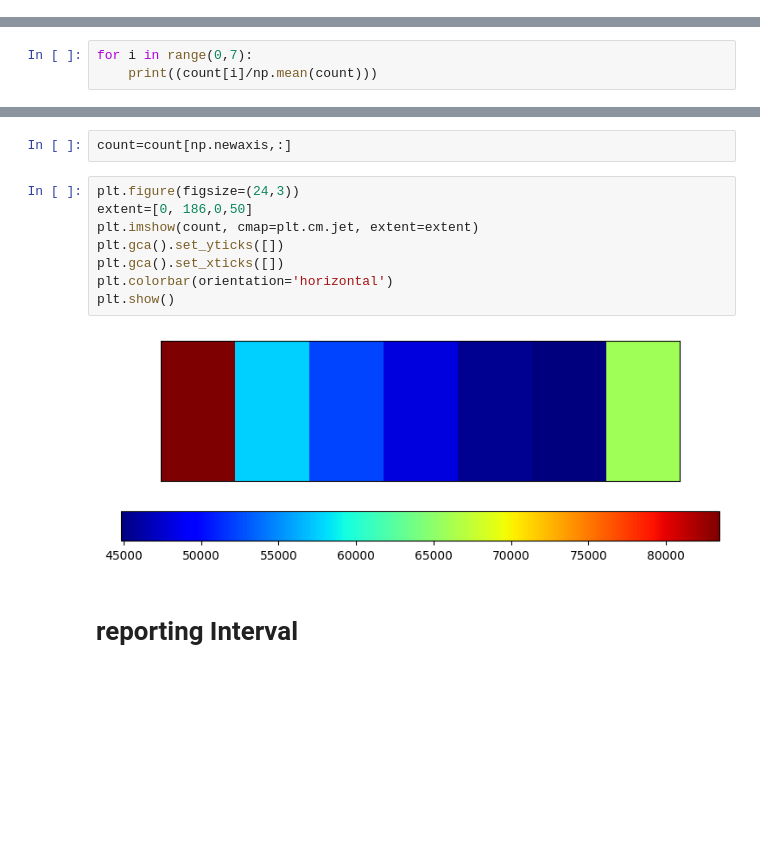
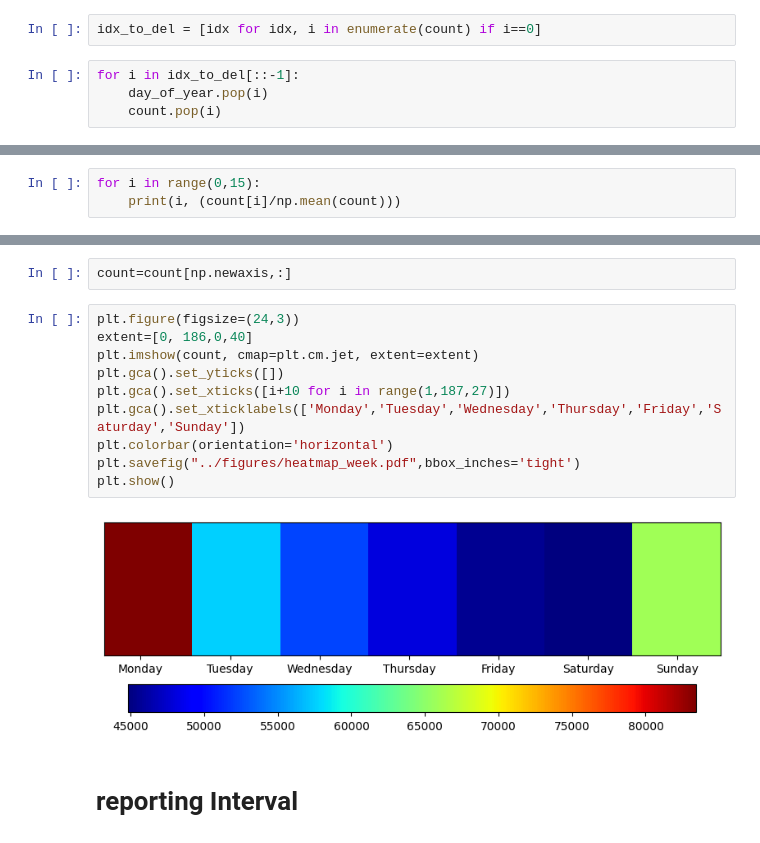
Before and after one commit to Hitkul/Put-Your-Money-Where-Your-Mouth-Is, a Jupyter notebook: analysis/Summary.ipynb, the cells around one changed output, grey strips where cells are left out. Saved outputs shown, nothing was run; the diff lists cells and outputs as text; blank space fills up the shorter version.

```diff
--- a/analysis/Summary.ipynb
+++ b/analysis/Summary.ipynb
@@ -662,3 +669,9 @@ for i in range(1,13):
 for k,v in commitment_index.items():
     idx = day_of_year.index(f"{v['start_date'].day}_{v['start_date'].month}")
     count[idx]+=1
+# %%
+idx_to_del = [idx for idx, i in enumerate(count) if i==0]
+# %%
+for i in idx_to_del[::-1]:
+    day_of_year.pop(i)
+    count.pop(i)
@@ -677,4 +708,4 @@ count[:7]
 # %%
-for i in range(0,7):
-    print((count[i]/np.mean(count)))
+for i in range(0,15):
+    print(i, (count[i]/np.mean(count)))
 # %% [output]
@@ -744,14 +787,16 @@ count = np.array(count)
 count=count[np.newaxis,:]
 # %%
 plt.figure(figsize=(24,3))
-extent=[0, 186,0,50]
+extent=[0, 186,0,40]
 plt.imshow(count, cmap=plt.cm.jet, extent=extent)
 plt.gca().set_yticks([])
-plt.gca().set_xticks([])
+plt.gca().set_xticks([i+10 for i in range(1,187,27)])
+plt.gca().set_xticklabels(['Monday','Tuesday','Wednesday','Thursday','Friday','Saturday','Sunday'])
 plt.colorbar(orientation='horizontal')
+plt.savefig("../figures/heatmap_week.pdf",bbox_inches='tight')
 plt.show()
 # %% [output]
-[figure, old version]
+[figure, new version]
 # %% [markdown]
 # reporting Interval
 # %%
```
Also changed, not shown: parts of 16 cells of this notebook.
